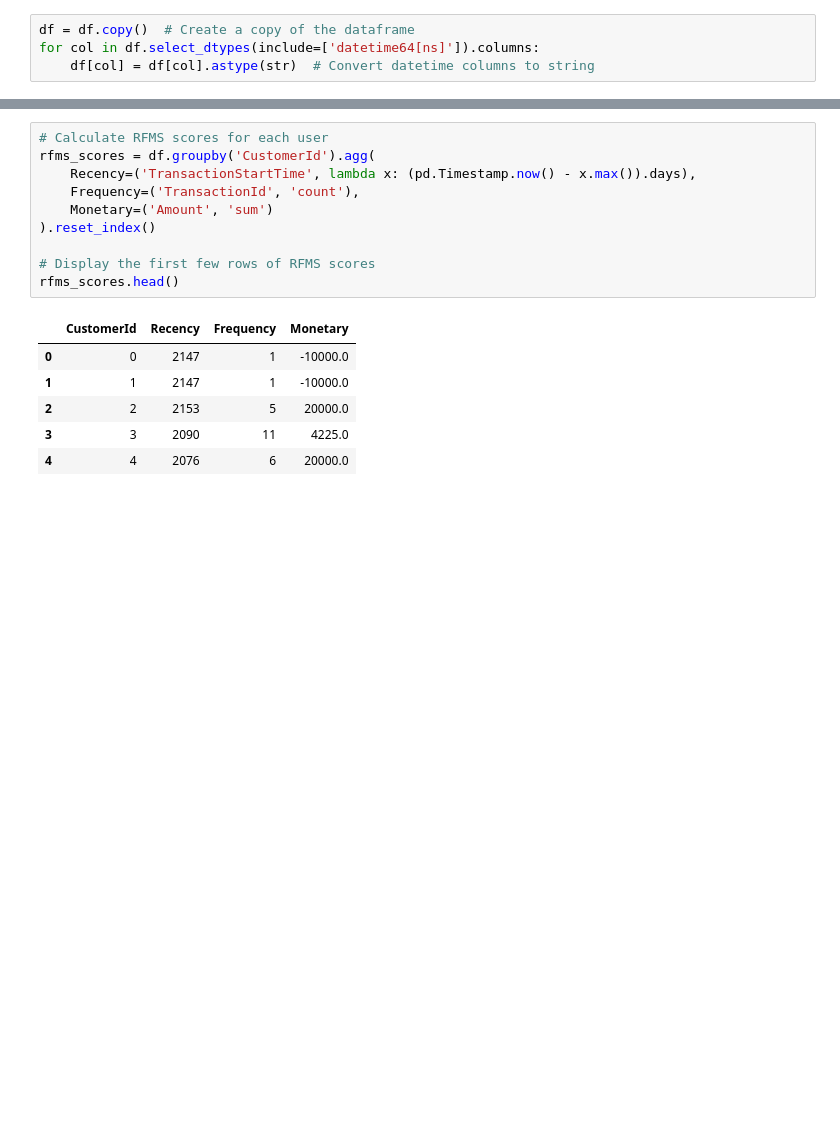
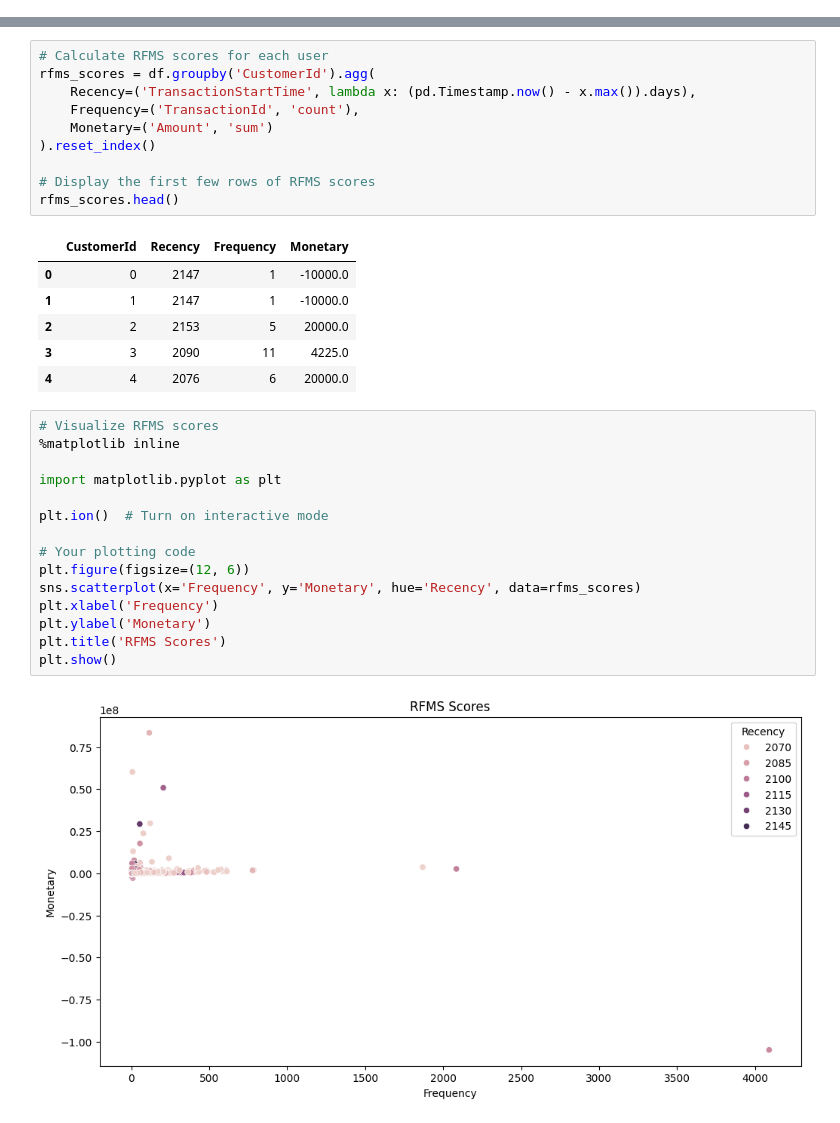
Before and after one commit to fro-su/Bati_Bank, a Jupyter notebook: notebooks/feature_engineering.ipynb, the cells around one changed output, grey strips where cells are left out. Cells and saved outputs as stored; diff of their text form; blank space fills up the shorter version.

```diff
--- a/notebooks/feature_engineering.ipynb
+++ b/notebooks/feature_engineering.ipynb
@@ -147,4 +144,0 @@ df.head()
-# %%
-df = df.copy()  # Create a copy of the dataframe
-for col in df.select_dtypes(include=['datetime64[ns]']).columns:
-    df[col] = df[col].astype(str)  # Convert datetime columns to string
@@ -175,3 +161,20 @@ rfms_scores.head()
 | 2 | 2 | 2153 | 5 | 20000.0 |
 | 3 | 3 | 2090 | 11 | 4225.0 |
 | 4 | 4 | 2076 | 6 | 20000.0 |
+# %%
+# Visualize RFMS scores
+%matplotlib inline
+
+import matplotlib.pyplot as plt
+
+plt.ion()  # Turn on interactive mode
+
+# Your plotting code
+plt.figure(figsize=(12, 6))
+sns.scatterplot(x='Frequency', y='Monetary', hue='Recency', data=rfms_scores)
+plt.xlabel('Frequency')
+plt.ylabel('Monetary')
+plt.title('RFMS Scores')
+plt.show()
+# %% [output]
+[figure, added]
```
Also changed, not shown: parts of 5 cells of this notebook.
